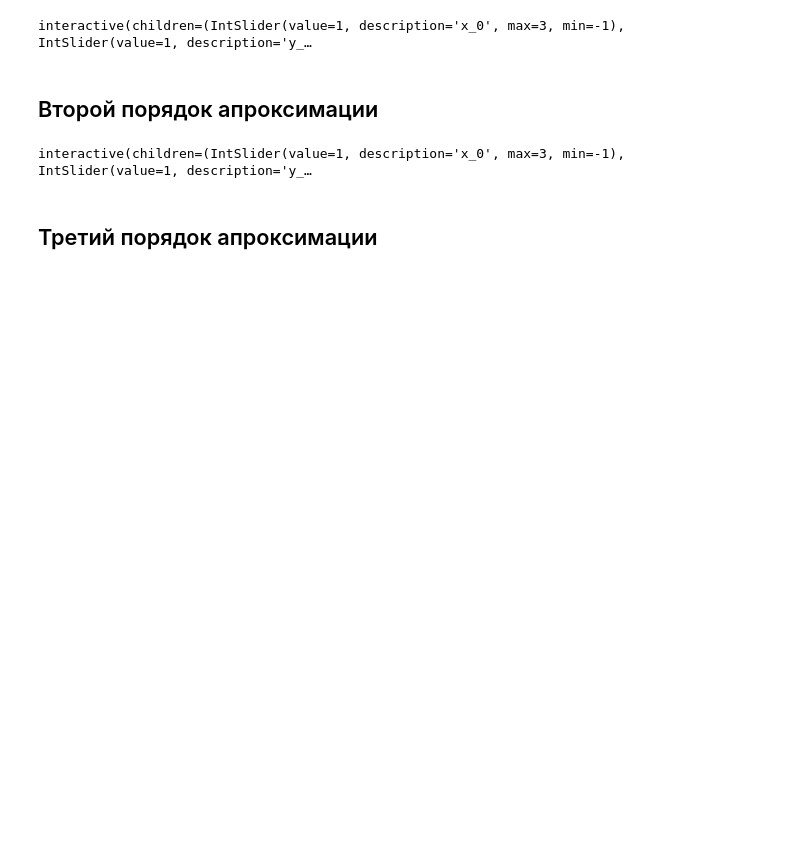
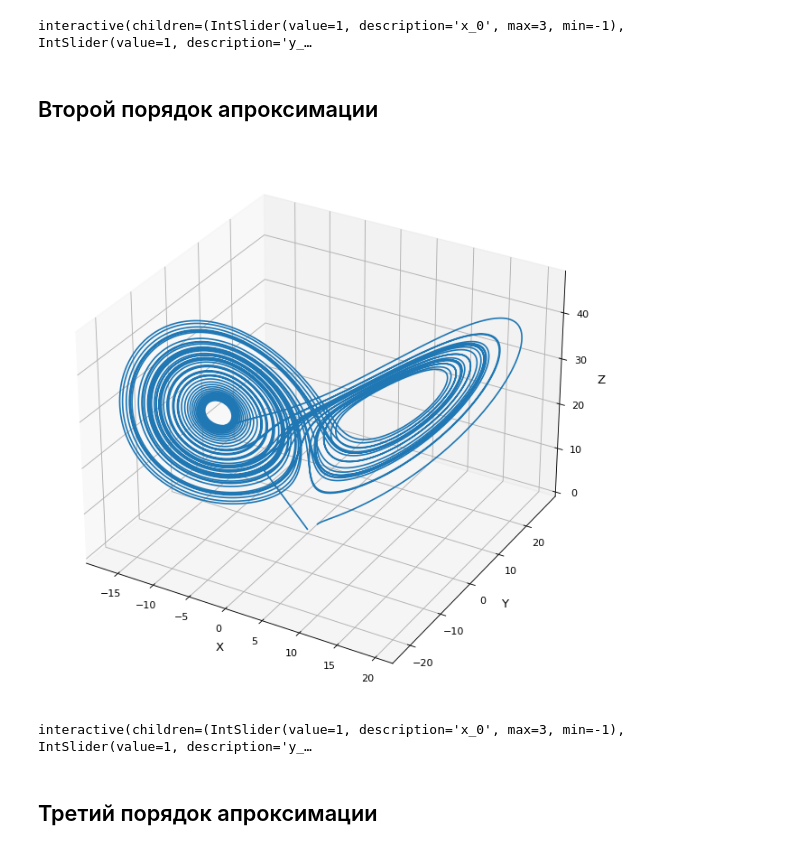
Before and after one commit to Mavic-ux/c_math, a Jupyter notebook: lab_1/Aliev_lab1.ipynb, the cells around one changed output. Saved outputs shown, nothing was run; the diff lists cells and outputs as text; code cells hidden in the pictures; blank space fills up the shorter version.

```diff
--- a/lab_1/Aliev_lab1.ipynb
+++ b/lab_1/Aliev_lab1.ipynb
@@ -104,6 +110,10 @@ def RungeKutta_q2(x_0=1, y_0=1, z_0=1, h=1e-3, to_draw=False):
         draw(X)
     else:
         return X[0:-1:10000]
+# %%
+RungeKutta_q2(to_draw=True)
+# %% [output]
+[figure, added]
 # %%
 interactive_plot = interactive(RungeKutta_q2, h = (1e-4, 1e-3, 1e-4), x_0=1, y_0=1, z_0=1, to_draw=True, continuous_update=False)
 output = interactive_plot.children[-1]
```
Also changed, not shown: parts of 8 cells of this notebook.
